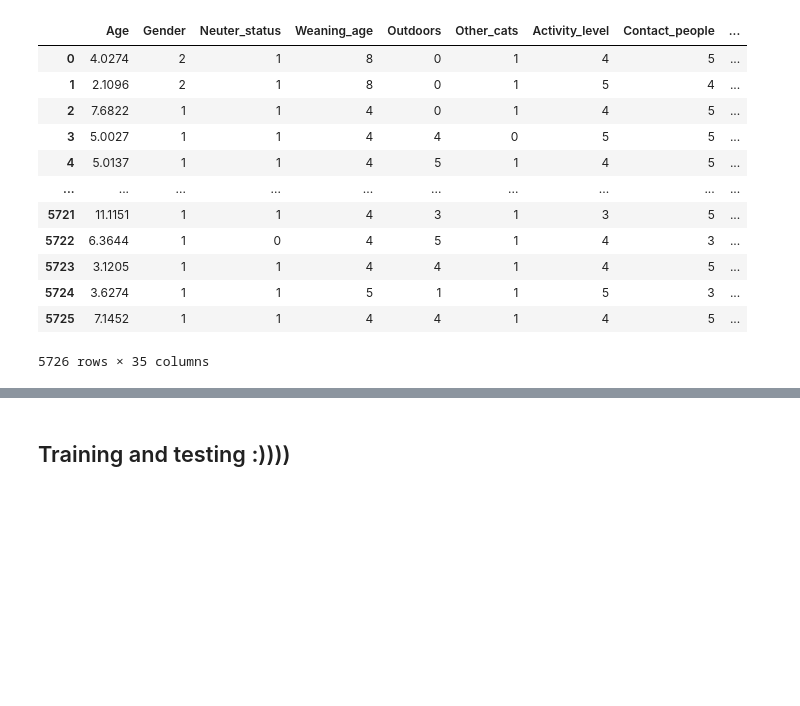
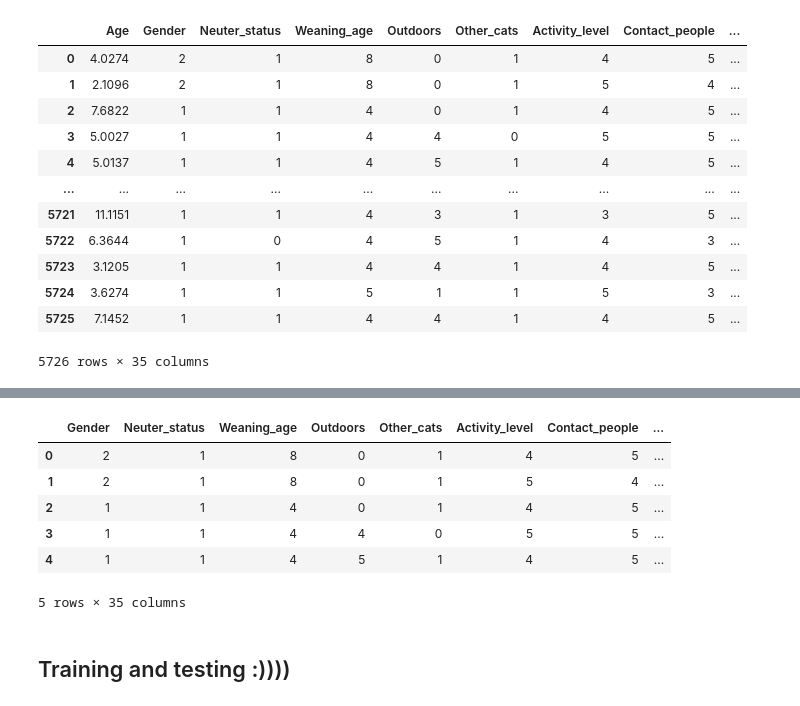
Before and after one commit to GwenToves/Cat-pstone, a Jupyter notebook: Pre_Processing.ipynb, the cells around one changed output, grey strips where cells are left out. Drawn from its saved outputs; the diff is of its cells as text; code cells hidden in the pictures; blank space fills up the shorter version.

```diff
--- a/Pre_Processing.ipynb
+++ b/Pre_Processing.ipynb
@@ -69,3 +86,13 @@ encoded_df
+# %%
+encoded_scaled_df.head()
+# %% [output]
+|  | Gender | Neuter_status | Weaning_age | Outdoors | Other_cats | Activity_level | Contact_people | ... |
+| 0 | 2 | 1 | 8 | 0 | 1 | 4 | 5 | ... |
+| 1 | 2 | 1 | 8 | 0 | 1 | 5 | 4 | ... |
+| 2 | 1 | 1 | 4 | 0 | 1 | 4 | 5 | ... |
+| 3 | 1 | 1 | 4 | 4 | 0 | 5 | 5 | ... |
+| 4 | 1 | 1 | 4 | 5 | 1 | 4 | 5 | ... |
+5 rows × 35 columns
 # %%
 # assign X and y
 X = encoded_df.drop(columns='ws_binary')
```
Also changed, not shown: parts of 26 cells of this notebook.
